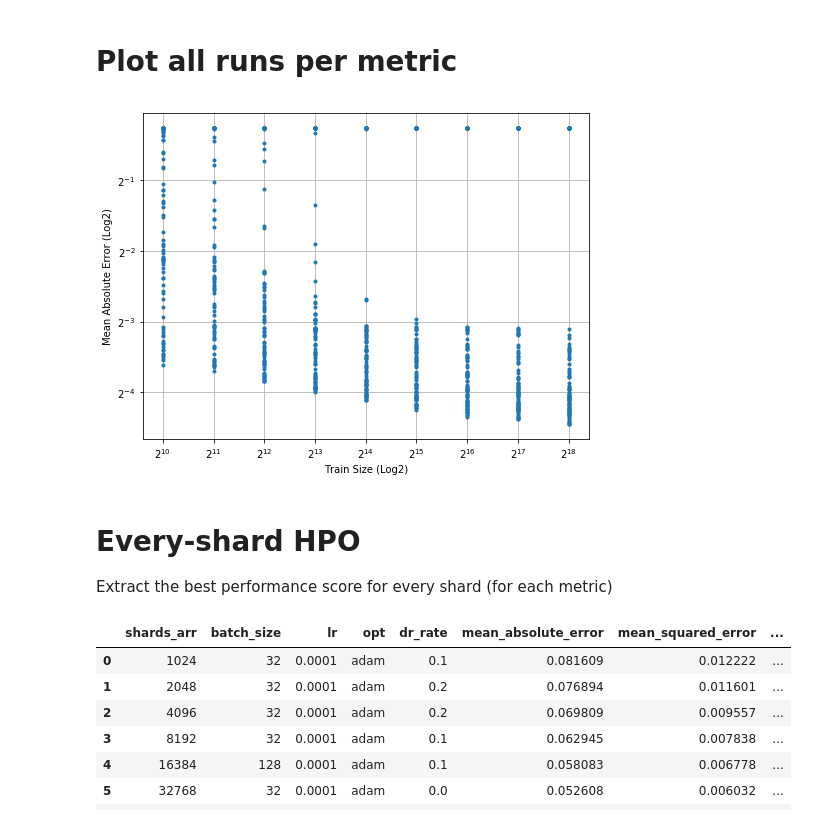
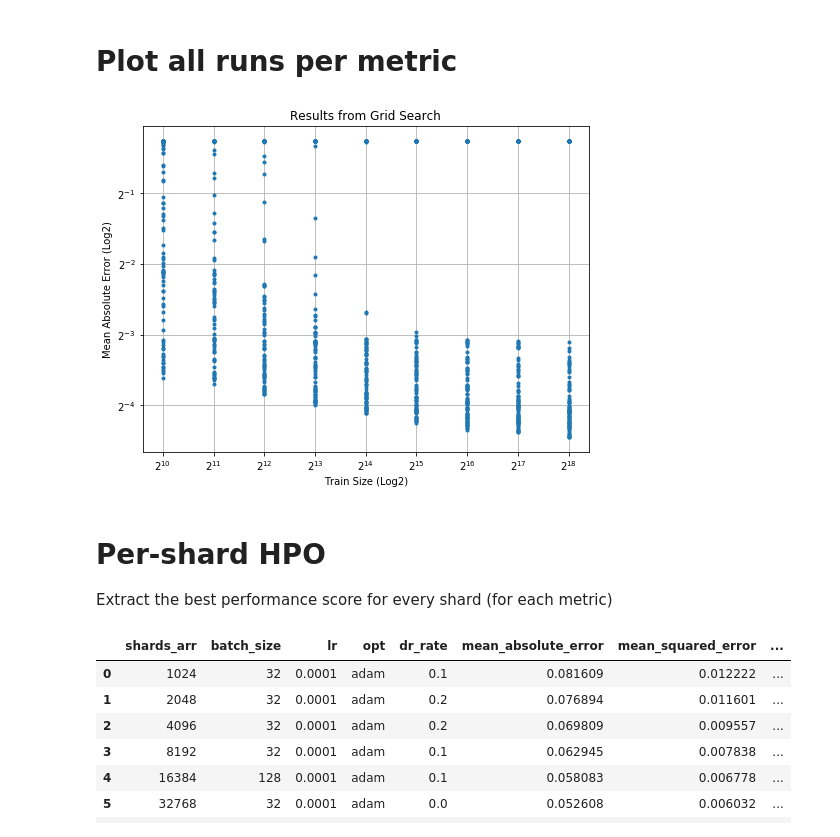
Before and after one commit to adpartin/LearningCurves, a Jupyter notebook: notebooks/candle_hpo.ipynb, the cells around one changed output. Cells and saved outputs as stored; diff of their text form; code cells hidden in the pictures.

```diff
--- a/notebooks/candle_hpo.ipynb
+++ b/notebooks/candle_hpo.ipynb
@@ -193,13 +193,14 @@ a
 # %%
 met = 'mean_absolute_error'
 fig, ax = plt.subplots(figsize=(8,6))
-plt.plot(hp['shards_arr'], hp[met], '.'); plt.grid(True); plt.xlabel('Train Size (Log2)'); plt.ylabel(lrn_crv.capitalize_metric(met) + ' (Log2)');
+plt.plot(hp['shards_arr'], hp[met], '.', alpha=0.3); plt.grid(True); plt.xlabel('Train Size (Log2)'); plt.ylabel(lrn_crv.capitalize_metric(met) + ' (Log2)');
+ax.set_title('Results from Grid Search')
 ax.set_xscale('log', basex=2)
 ax.set_yscale('log', basey=2)
 # %% [output]
-[figure, old version]
+[figure, new version]
 # %% [markdown]
-# Every-shard HPO
+# Per-shard HPO
 Extract the best performance score for every shard (for each metric)
 # %%
 # https://datascience.stackexchange.com/questions/26308/after-grouping-to-minimum-value-in-pandas-how-to-display-the-matching-row-resul
```
Also changed, not shown: parts of 14 cells of this notebook, 11 other files.
